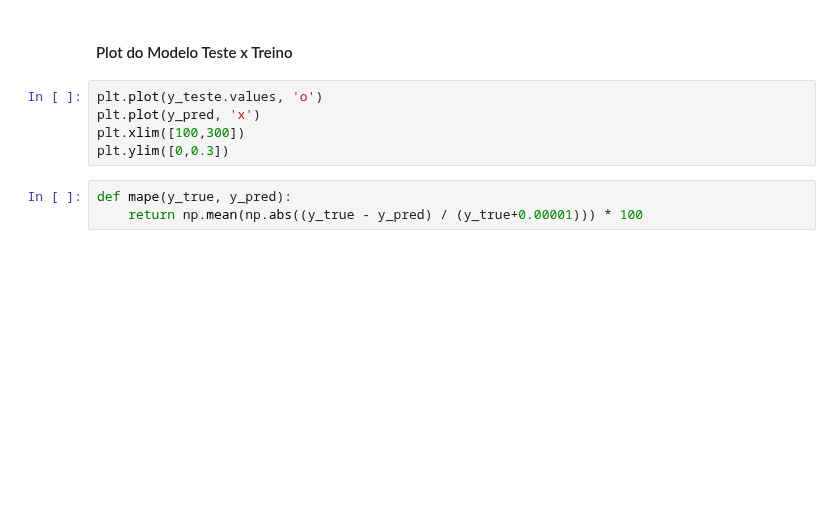
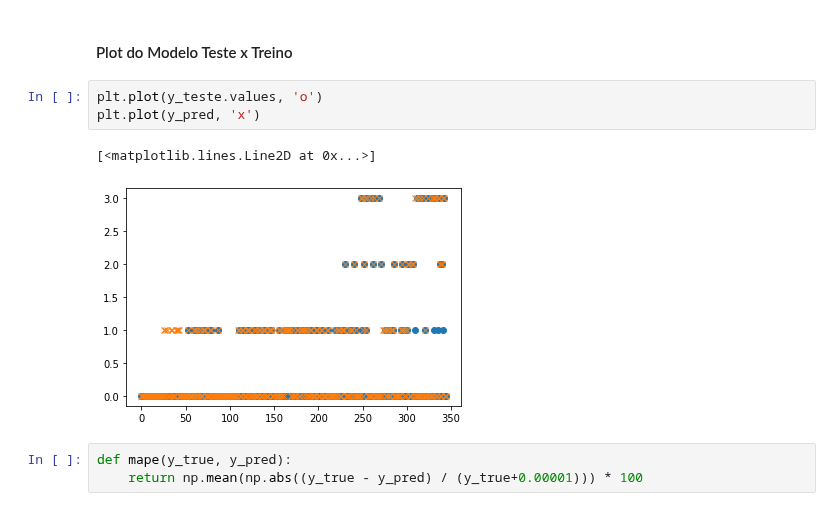
Before and after one commit to lucas-fpaiva/AnalisePred-PES, a Jupyter notebook: Projeto/car_eval/classifier_car.ipynb, the cells around one changed output. Drawn from its saved outputs; the diff is of its cells as text; blank space fills up the shorter version.

```diff
--- a/Projeto/car_eval/classifier_car.ipynb
+++ b/Projeto/car_eval/classifier_car.ipynb
@@ -289,8 +294,9 @@ np.mean(100*np.abs(y_teste.values - y_pred)/y_teste.values)
 # %%
 plt.plot(y_teste.values, 'o')
 plt.plot(y_pred, 'x')
-plt.xlim([100,300])
-plt.ylim([0,0.3])
+# %% [output]
+[<matplotlib.lines.Line2D at 0x...>]
+[figure, added]
 # %%
 def mape(y_true, y_pred):
     return np.mean(np.abs((y_true - y_pred) / (y_true+0.00001))) * 100
```
Also changed, not shown: parts of 10 cells of this notebook.
